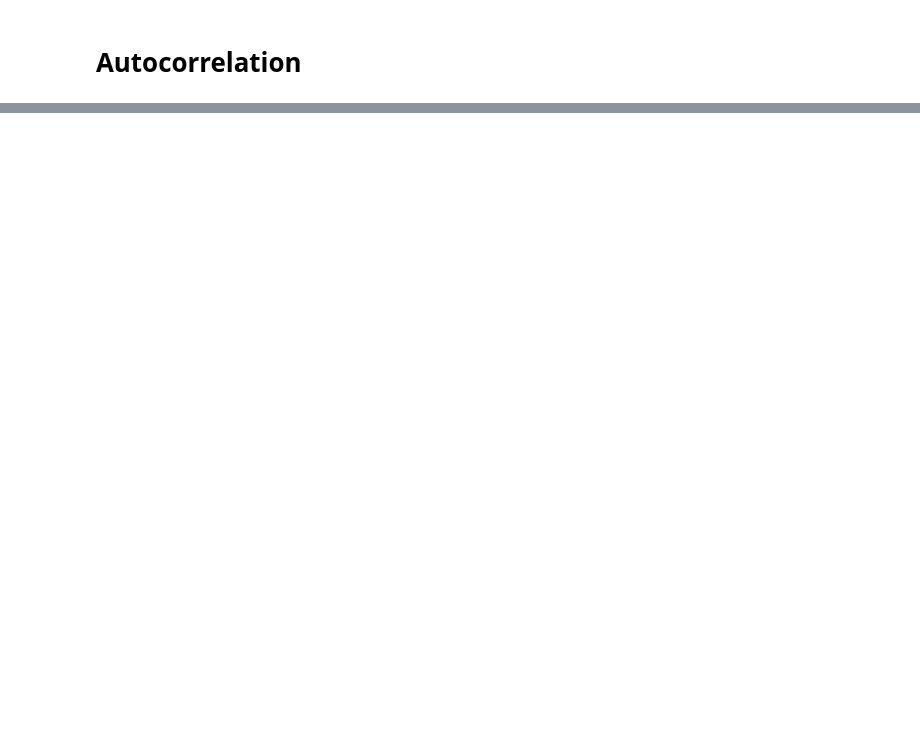
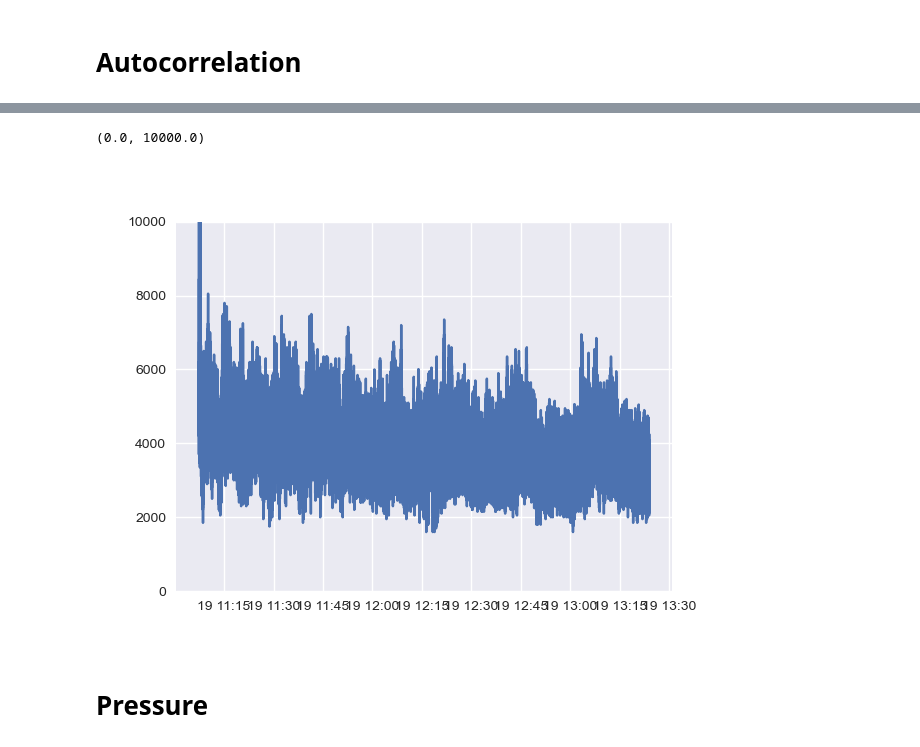
Before and after one commit to dineshpinto/qudi-hira-analysis, a Jupyter notebook: notebooks/20220505_FR0612-F2-3B6_uhv.ipynb, the cells around one changed output, grey strips where cells are left out. Cells and saved outputs as stored; diff of their text form; code cells hidden in the pictures; blank space fills up the shorter version.

```diff
--- a/notebooks/20220505_FR0612-F2-3B6_uhv.ipynb
+++ b/notebooks/20220505_FR0612-F2-3B6_uhv.ipynb
@@ -299,0 +301,11 @@ power_ratios
+# %%
+%matplotlib widget
+fig, ax = plt.subplots()
+
+ax.plot(df.index, df['Signal0 (counts/s)'])
+ax.set_ylim([0, 1e4])
+# %% [output]
+(0.0, 10000.0)
+[figure, added]
+# %% [markdown]
+# Pressure
```
Also changed, not shown: parts of 13 cells of this notebook, 2 other files.
